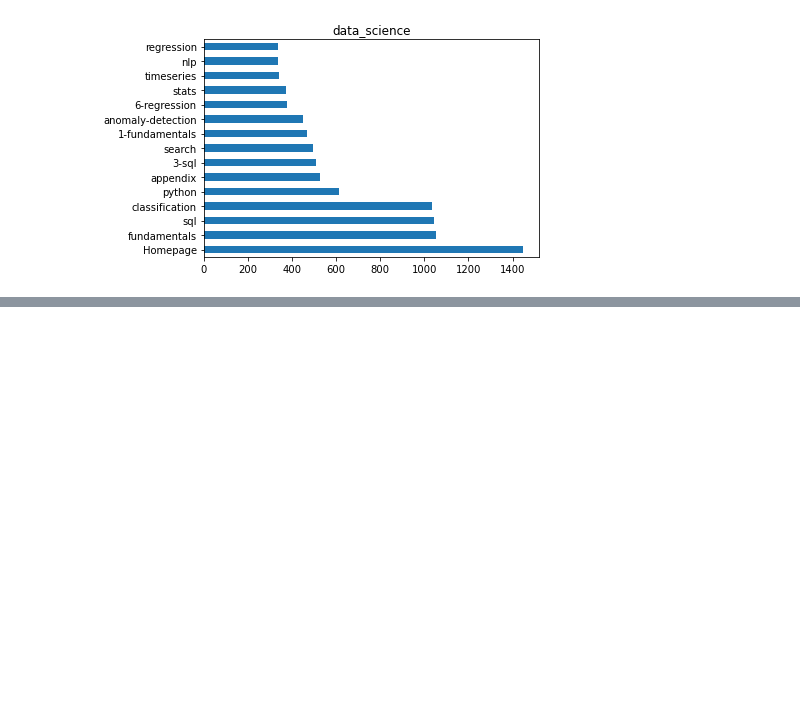
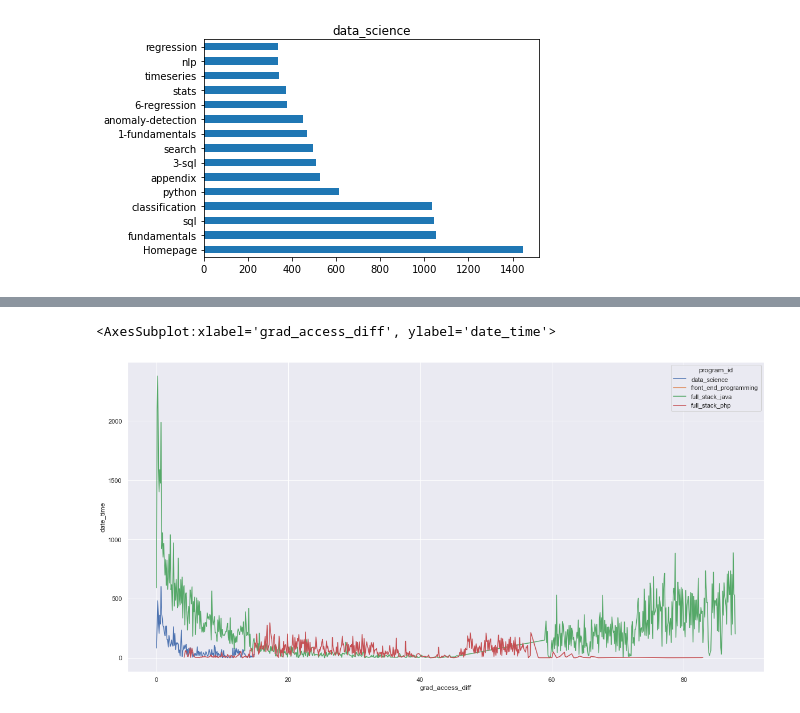
Before and after one commit to bowen-lindsey-shiben-turner/anamoly-detection, a Jupyter notebook: test_run.ipynb, the cells around one changed output, grey strips where cells are left out. Saved outputs shown, nothing was run; the diff lists cells and outputs as text; code cells hidden in the pictures; blank space fills up the shorter version.

Commit message:
nb with visuals for q6

```diff
--- a/test_run.ipynb
+++ b/test_run.ipynb
@@ -131,0 +181,5 @@ for program in df.program_id.unique():
+# %%
+# I want to show the average user timeline for accessing the curriculum post-grad, and then by program of study.
+
+# set date_time column to index
+df = df.set_index(df.date_time).sort_index()
@@ -131,0 +205,8 @@ for program in df.program_id.unique():
+# %%
+
+# grad_access_diff column: months after graduation curriculum is accessed
+
+grad_access_diff = (((df.date_time - df.end_date)/pd.Timedelta('1D'))/30).round(1)
+df['grad_access_diff'] = grad_access_diff
+df.head()
+#df.groupby('program_id').resample('M').mean()
@@ -131,0 +247,5 @@ for program in df.program_id.unique():
+# %%
+y1 = df.groupby(['program_id', 'grad_access_diff']).date_time.count()
+y1 = y1.reset_index()
+y1
+# needed a double groupby, to fuse the values to graph
@@ -131,0 +266,6 @@ for program in df.program_id.unique():
+# %%
+sns.set(rc = {'figure.figsize':(20,10)})
+sns.lineplot(data=y1, x=y1.grad_access_diff, y=y1.date_time, hue=y1.program_id)
+# %% [output]
+<AxesSubplot:xlabel='grad_access_diff', ylabel='date_time'>
+[figure, added]
```
Also changed, not shown: parts of 16 cells of this notebook.
